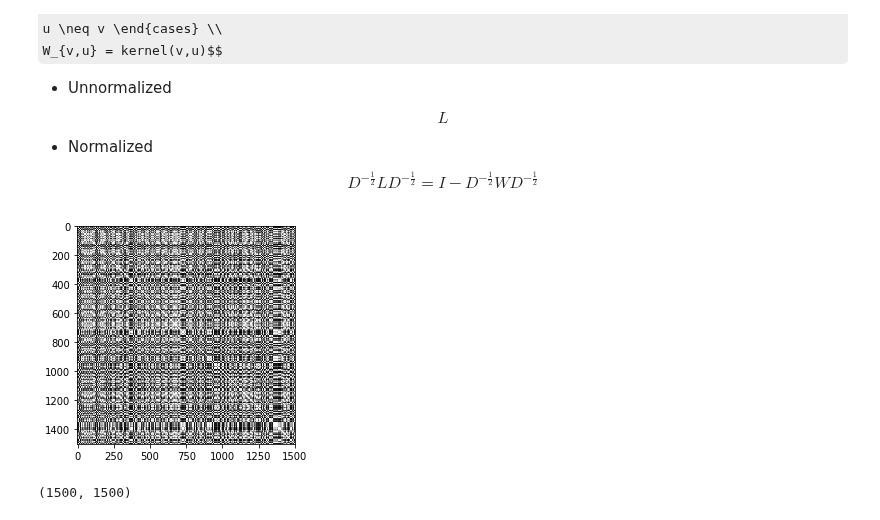
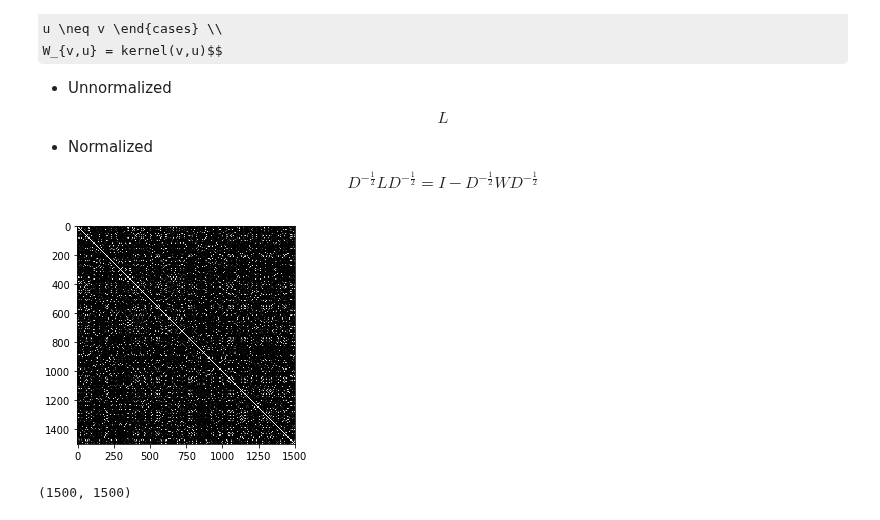
Before and after one commit to csielee/2018ML, a Jupyter notebook: HW6/HW6.ipynb, the cells around one changed output. Saved outputs shown, nothing was run; the diff lists cells and outputs as text; code cells hidden in the pictures; some formulas as TeX source.

```diff
--- a/HW6/HW6.ipynb
+++ b/HW6/HW6.ipynb
@@ -252,13 +261,13 @@ $$ L $$
 $$ D^{-\frac{1}{2}} L D^{-\frac{1}{2}} = I - D^{-\frac{1}{2}} W D^{-\frac{1}{2}} $$
 # %%
 # initial setting
-data_source = np.array(moon)
-kernel = RBFkernel(1/2)
+data_source = np.array(circle)
+kernel = RBFkernel(10)
 k = 2
 similarity_matrix = kernel(data_source, data_source)
 showGram(similarity_matrix)
 # %% [output]
-[figure, old version]
+[figure, new version]
 # %%
 # graph laplacian
 W = similarity_matrix
```
Also changed, not shown: parts of 11 cells of this notebook.
